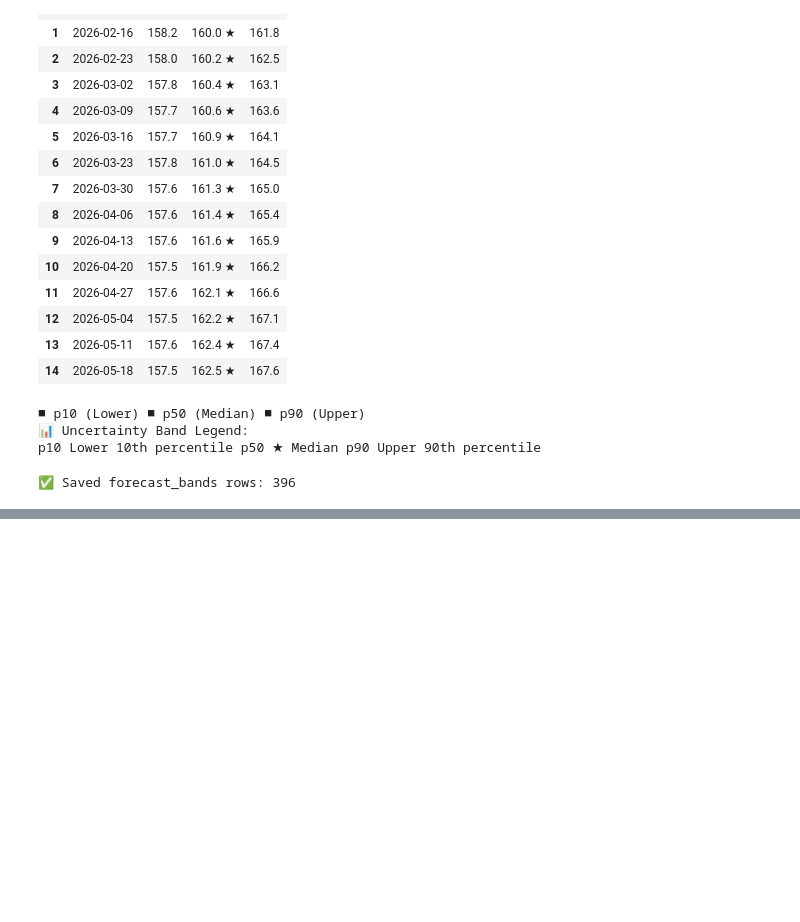
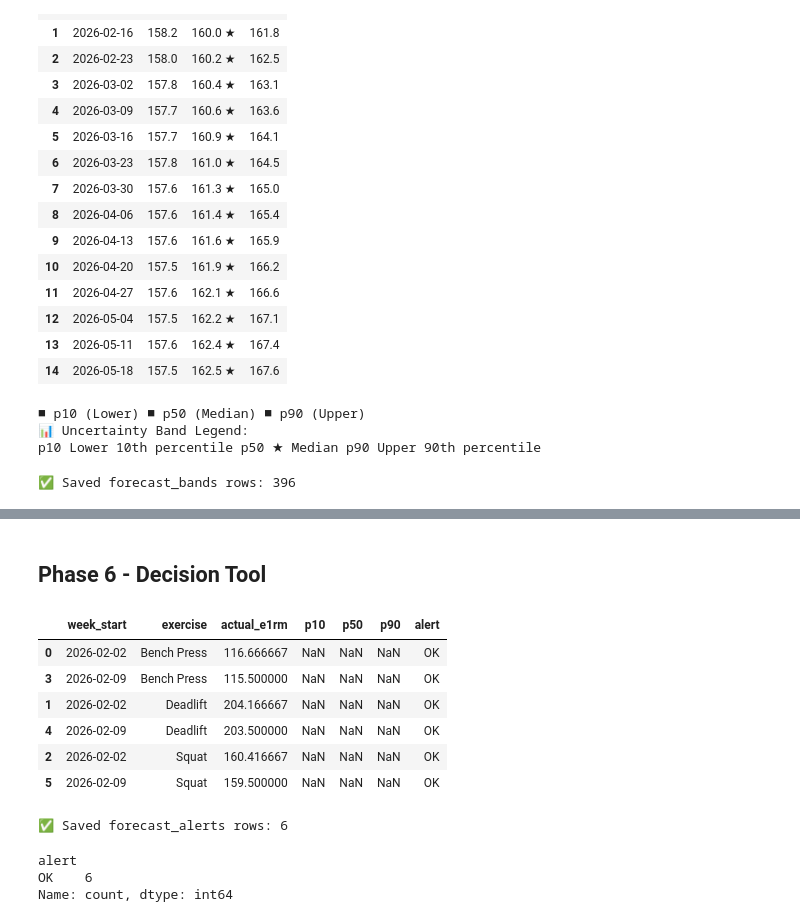
Before and after one commit to somystacks/Strength-progression-forecast, a Jupyter notebook: notebooks/01_weekly_e1rm_explore.ipynb, the cells around one changed output, grey strips where cells are left out. Cells and saved outputs as stored; diff of their text form; code cells hidden in the pictures; blank space fills up the shorter version.

```diff
--- a/notebooks/01_weekly_e1rm_explore.ipynb
+++ b/notebooks/01_weekly_e1rm_explore.ipynb
@@ -1050,0 +1051,80 @@ bands_sql.head(10)
+# %% [markdown]
+## Phase 6 - Decision Tool
+# %%
+import os, sqlite3, pandas as pd
+
+REPO_ROOT = os.path.dirname(os.getcwd())
+DB_PATH = os.path.join(REPO_ROOT, "data", "training.sqlite")
+
+conn = sqlite3.connect(DB_PATH)
+
+actual = pd.read_sql_query(
+    "SELECT week_start, exercise, e1rm AS actual_e1rm FROM weekly_e1rm ORDER BY week_start, exercise;",
+    conn
+) # pull actual historical e1RM data for merging with forecast bands
+
+bands = pd.read_sql_query(
+    "SELECT week_start, exercise, scenario, p10, p50, p90 FROM forecast_bands WHERE scenario =? ORDER BY week_start, exercise;",
+    conn,
+    params=("default",)
+) # pull the "default" scenario bands for merging
+
+conn.close()
+
+df = actual.merge(bands, on=["week_start", "exercise"], how="left") # merge actual and bands on week_start and exercise
+
+# Flags
+df["below_p10"] = df["actual_e1rm"] < df["p10"] # flag if actual e1RM is below the 10th percentile band
+df["above_p90"] = df["actual_e1rm"] > df["p90"] # flag if actual e1RM is above the 90th percentile band
+
+# Streaks per exercise
+df = df.sort_values(["exercise", "week_start"]) # sort by exercise and week_start for streak calculation
+
+def streak(series: pd.Series) -> pd.Series: # function to calculate streaks of consecutive True values in a boolean series
+    out = []
+    run = 0
+    for val in series:
+        run = run + 1 if val else 0
+        out.append(run)
+    return pd.Series(out, index=series.index)
+
+df["below_p10_streak"] = df.groupby("exercise")["below_p10"].transform(streak) # calculate streaks of being below the 10th percentile band for each exercise
+df["above_p90_streak"] = df.groupby("exercise")["above_p90"].transform(streak) # calculate streaks of being above the 90th percentile band for each exercise
+
+# Rules
+df["alert"] = "OK" # default alert status
+df.loc[df["below_p10_streak"] >= 2, "alert"] = "⚠YELLOW: underperforming" # flag if there is a streak of 2 or more weeks below the 10th percentile band
+df.loc[df["below_p10_streak"] >= 3, "alert"] = "🔴 RED: deload/reduce fatigue" # flag if there is a streak of 3 or more weeks below the 10th percentile band
+df.loc[df["above_p90_streak"] >= 3, 'alert'] = "🔵 BLUE: recalibrate gains upward" # flag if there is a streak of 3 or more weeks above the 90th percentile band
+
+alert_view = df[["week_start", "exercise", "actual_e1rm", "p10", "p50", "p90", "alert"]]
+alert_view
+# %% [output]
+|  | week_start | exercise | actual_e1rm | p10 | p50 | p90 | alert |
+| 0 | 2026-02-02 | Bench Press | 116.666667 | NaN | NaN | NaN | OK |
+| 3 | 2026-02-09 | Bench Press | 115.500000 | NaN | NaN | NaN | OK |
+| 1 | 2026-02-02 | Deadlift | 204.166667 | NaN | NaN | NaN | OK |
+| 4 | 2026-02-09 | Deadlift | 203.500000 | NaN | NaN | NaN | OK |
+| 2 | 2026-02-02 | Squat | 160.416667 | NaN | NaN | NaN | OK |
+| 5 | 2026-02-09 | Squat | 159.500000 | NaN | NaN | NaN | OK |
+# %%
+conn = sqlite3.connect(DB_PATH)
+with conn:
+    conn.execute("DROP TABLE IF EXISTS forecast_alerts;")
+
+df_to_save = df.copy() # make a copy of the DataFrame to save to the database, ensuring we do not mutate the original DataFrame used for analysis and visualization
+df_to_save.to_sql("forecast_alerts", conn, if_exists="replace", index=False) # save the DataFrame to a new table "forecast_alerts" in the database, replacing
+
+cur = conn.cursor()
+cur.execute("SELECT COUNT(*) FROM forecast_alerts;")
+print("✅ Saved forecast_alerts rows:", cur.fetchone()[0])
+
+conn.close()
+# %% [output]
+✅ Saved forecast_alerts rows: 6
+# %%
+alert_view["alert"].value_counts()
+# %% [output]
+alert
+OK    6
+Name: count, dtype: int64
```
Also changed, not shown: parts of 16 cells of this notebook, 8 other files.
